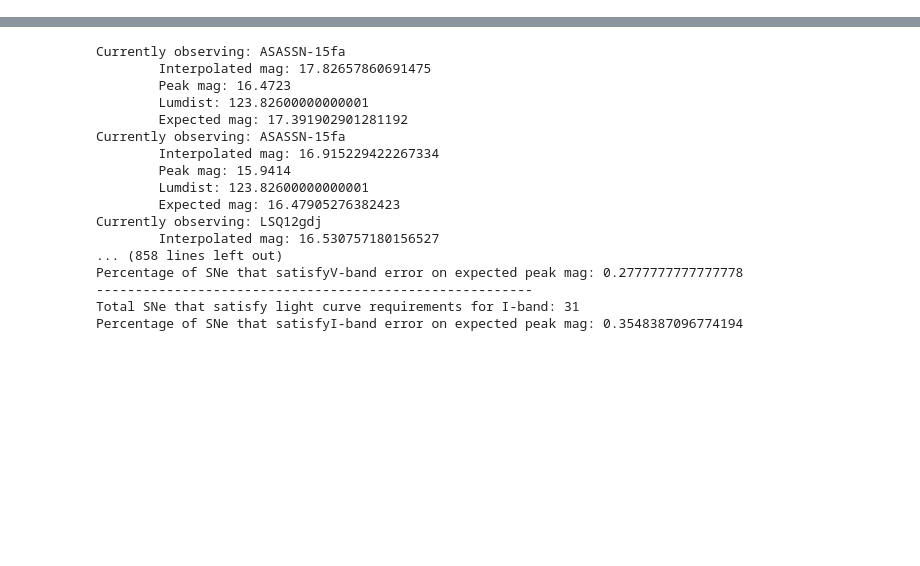
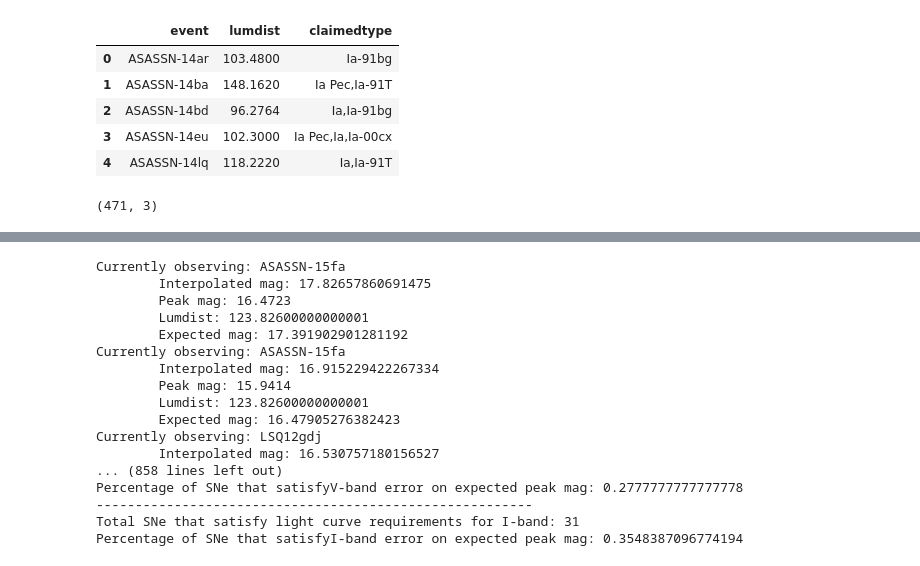
Before and after one commit to liunick/obs_astro, a Jupyter notebook: Untitled.ipynb, the cells around one changed output, grey strips where cells are left out. Drawn from its saved outputs; the diff is of its cells as text; code cells hidden in the pictures; blank space fills up the shorter version.

```diff
--- a/Untitled.ipynb
+++ b/Untitled.ipynb
@@ -34,2 +38,15 @@ I_BAND_B = 1.076
 # %%
 DATA = pd.read_csv('https://api.astrocats.space/catalog/lumdist+claimedtype?claimedtype=Ia-(.*)&format=csv', error_bad_lines=False)
+# %%
+DATA.head()
+# %% [output]
+|  | event | lumdist | claimedtype |
+| 0 | ASASSN-14ar | 103.4800 | Ia-91bg |
+| 1 | ASASSN-14ba | 148.1620 | Ia Pec,Ia-91T |
+| 2 | ASASSN-14bd | 96.2764 | Ia,Ia-91bg |
+| 3 | ASASSN-14eu | 102.3000 | Ia Pec,Ia,Ia-00cx |
+| 4 | ASASSN-14lq | 118.2220 | Ia,Ia-91T |
+# %%
+DATA.shape
+# %% [output]
+(471, 3)
```
Also changed, not shown: parts of 5 cells of this notebook.
